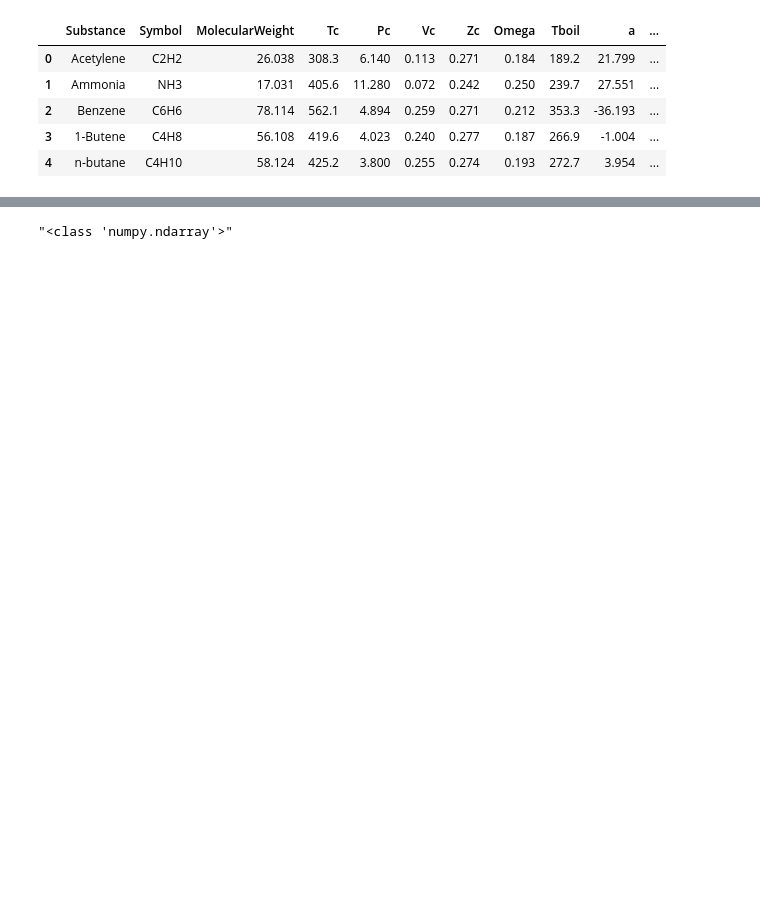
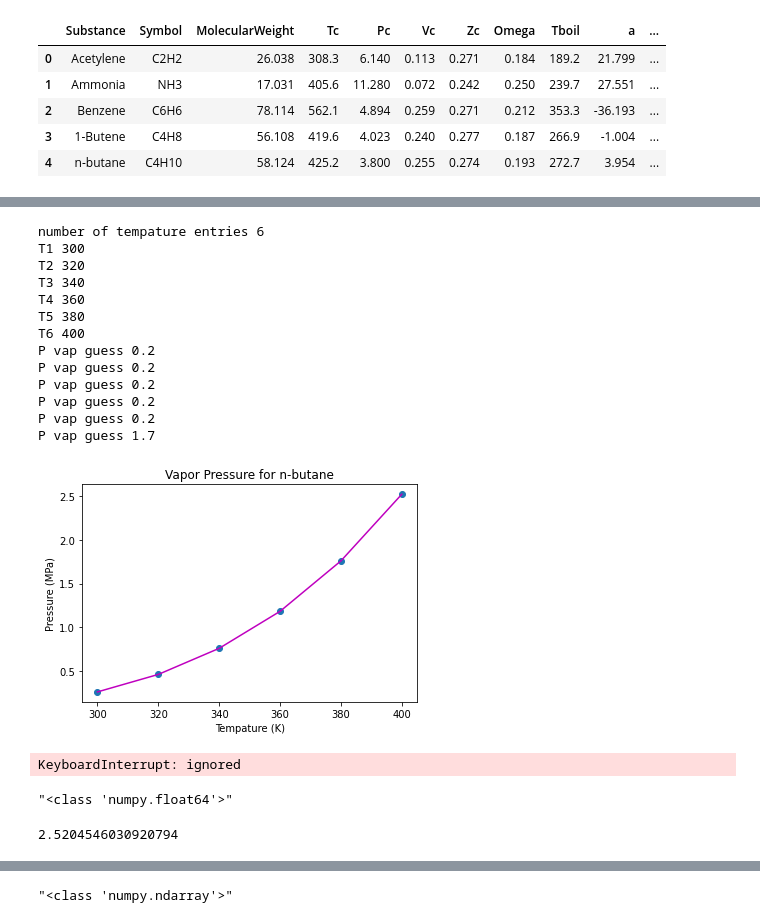
Before and after one commit to Jake-Lockwood/Thermodynamics, a Jupyter notebook: ThermoWorkBetter.ipynb, the cells around one changed output, grey strips where cells are left out. Saved outputs shown, nothing was run; the diff lists cells and outputs as text; code cells hidden in the pictures; blank space fills up the shorter version.

```diff
--- a/ThermoWorkBetter.ipynb
+++ b/ThermoWorkBetter.ipynb
@@ -388,0 +534,21 @@ array([0.01387669, 0.19498715, 0.77926514])
+# %%
+a.vapor_plot()
+# %% [output]
+number of tempature entries 6
+T1 300
+T2 320
+T3 340
+T4 360
+T5 380
+T6 400
+P vap guess 0.2
+P vap guess 0.2
+P vap guess 0.2
+P vap guess 0.2
+P vap guess 0.2
+P vap guess 1.7
+[figure, added]
+# %%
+a.vapor_data_collection()
+# %% [output]
+KeyboardInterrupt: ignored
@@ -388,0 +559,9 @@ array([0.01387669, 0.19498715, 0.77926514])
+# %%
+23555
+5str(type(b.Z_val()))
+# %% [output]
+"<class 'numpy.float64'>"
+# %%
+a.PR_Vapor(400, 1.8)
+# %% [output]
+2.5204546030920794
```
Also changed, not shown: parts of 13 cells of this notebook.
